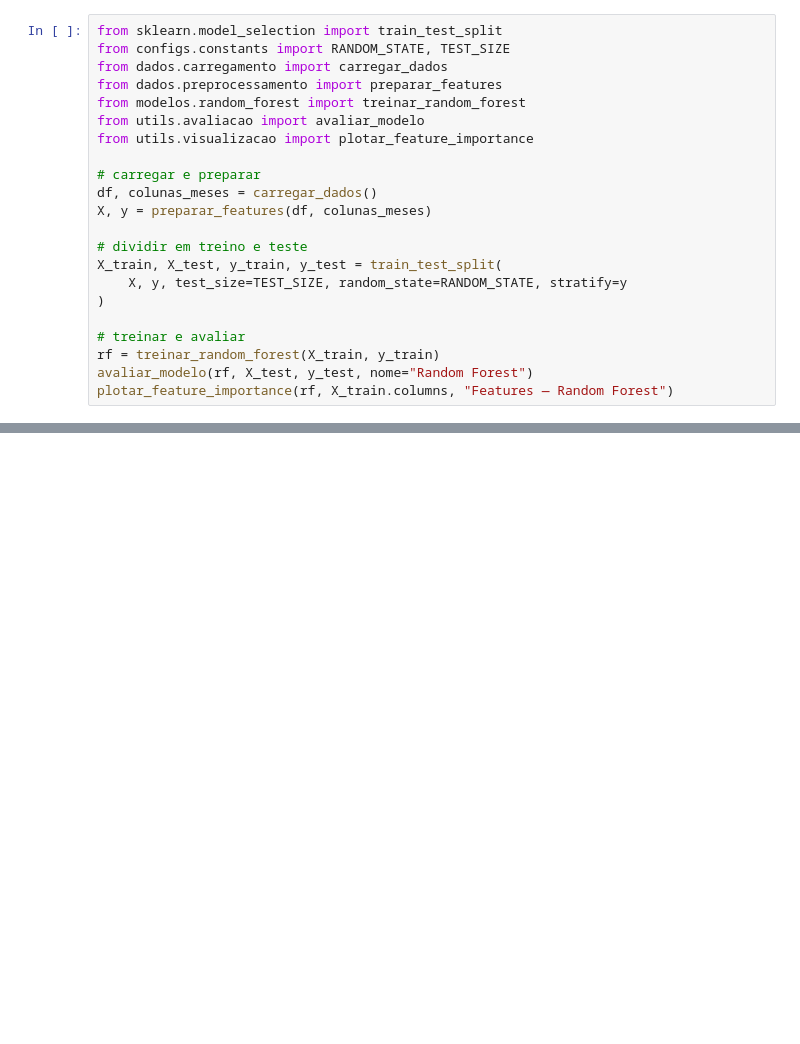
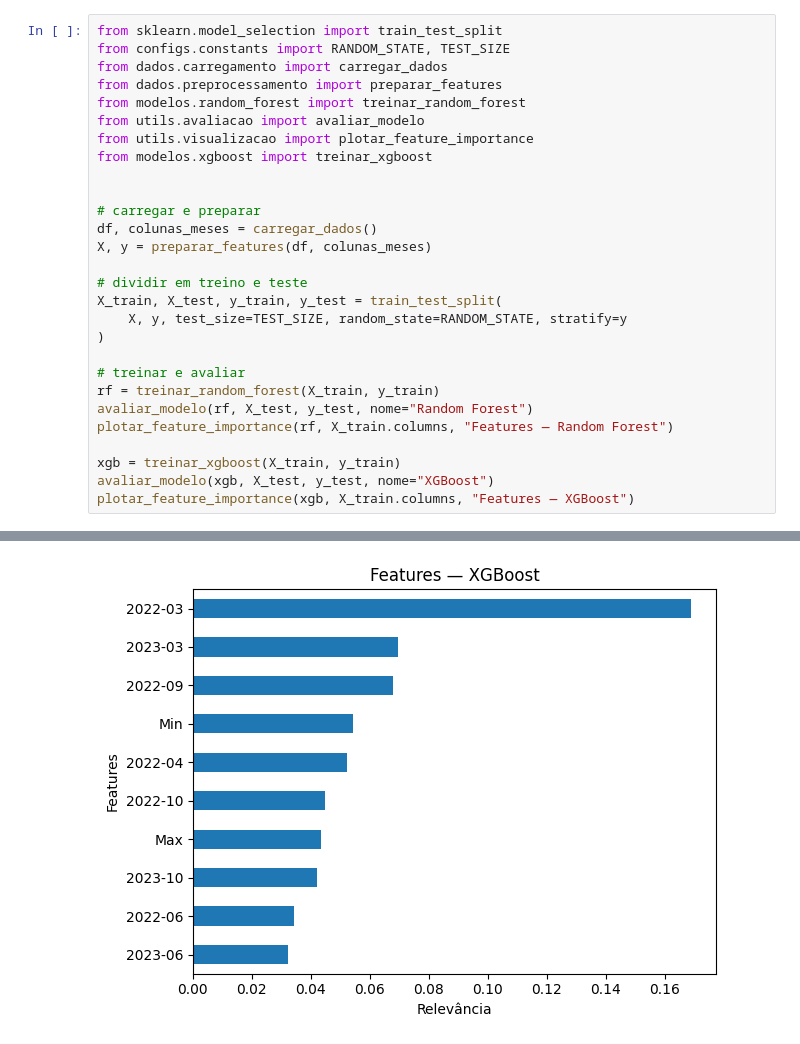
Before and after one commit to alinelimx/trabalhoML2026, a Jupyter notebook: main.ipynb, the cells around one changed output, grey strips where cells are left out. Saved outputs shown, nothing was run; the diff lists cells and outputs as text; blank space fills up the shorter version.

Commit message:
add: modelo xgboost

```diff
--- a/main.ipynb
+++ b/main.ipynb
@@ -6,6 +6,8 @@ from dados.preprocessamento import preparar_features
 from modelos.random_forest import treinar_random_forest
 from utils.avaliacao import avaliar_modelo
 from utils.visualizacao import plotar_feature_importance
+from modelos.xgboost import treinar_xgboost
+
 
 # carregar e preparar
 df, colunas_meses = carregar_dados()
@@ -20,6 +22,10 @@ X_train, X_test, y_train, y_test = train_test_split(
 rf = treinar_random_forest(X_train, y_train)
 avaliar_modelo(rf, X_test, y_test, nome="Random Forest")
 plotar_feature_importance(rf, X_train.columns, "Features — Random Forest")
+
+xgb = treinar_xgboost(X_train, y_train)
+avaliar_modelo(xgb, X_test, y_test, nome="XGBoost")
+plotar_feature_importance(xgb, X_train.columns, "Features — XGBoost")
 # %% [output]
 Melhores parâmetros: {'max_depth': 20, 'min_samples_split': 10, 'n_estimators': 100}
 Melhor F1-Score (treino): 92.88%
@@ -37,0 +57 @@ weighted avg       0.95      0.95      0.95       125
+[figure, added]
```
Also changed, not shown: parts of 1 cell of this notebook, 1 other file.
